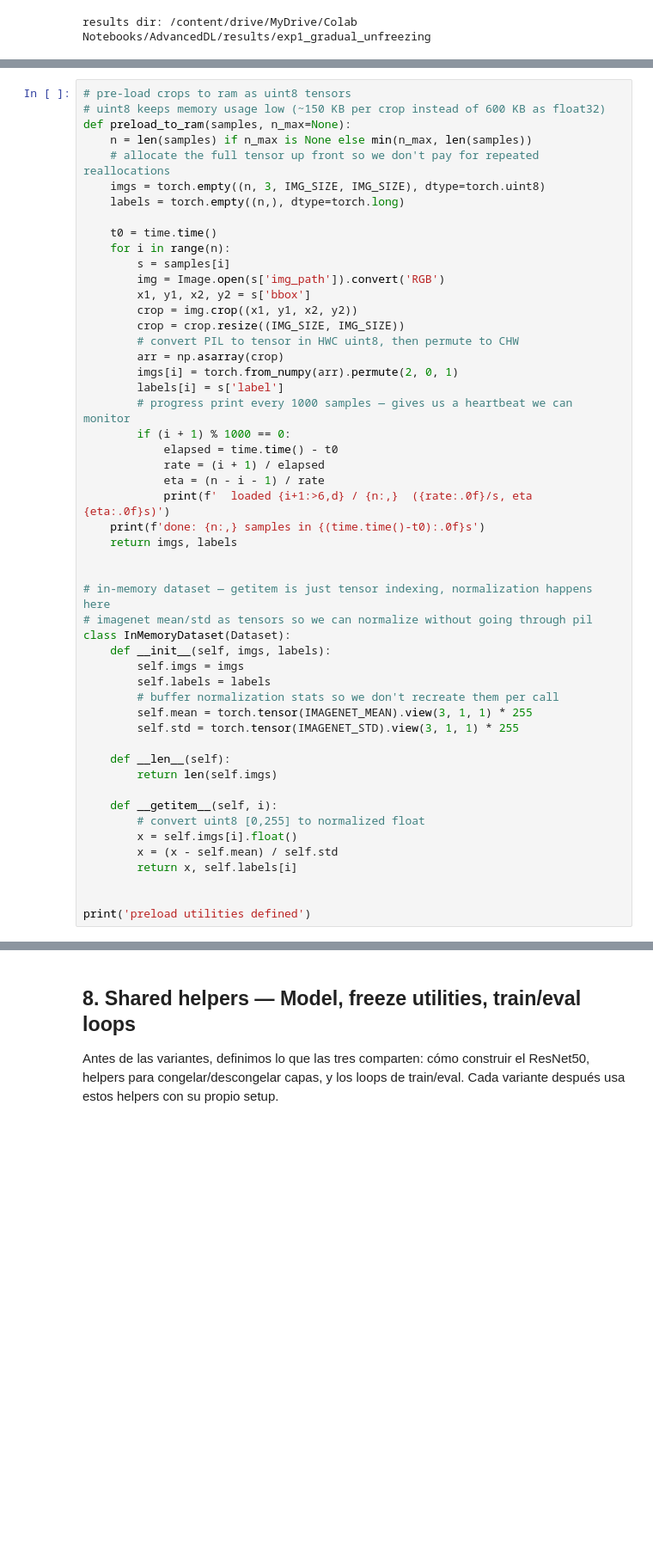
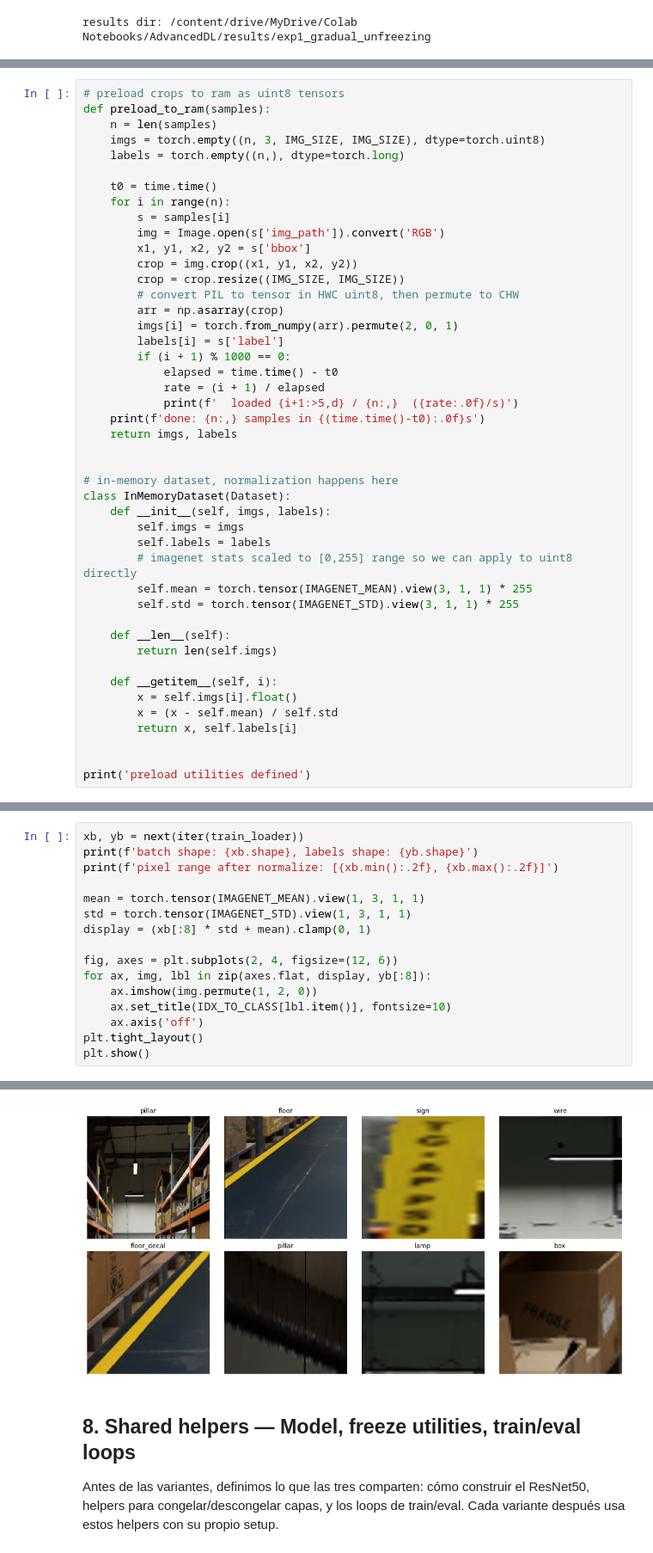
Before and after one commit to iav2002/Assignment_Advanced_Topics_In_DeepLearning, a Jupyter notebook: Part2_Experiments_1.ipynb, the cells around one changed output, grey strips where cells are left out. Shown at 86% size. Saved outputs shown, nothing was run; the diff lists cells and outputs as text; blank space fills up the shorter version.

```diff
--- a/Part2_Experiments_1.ipynb
+++ b/Part2_Experiments_1.ipynb
@@ -223,9 +180,7 @@ The `preload_to_ram` function takes a sample list and an optional `n_max` cap, u
 # %%
-# pre-load crops to ram as uint8 tensors
-# uint8 keeps memory usage low (~150 KB per crop instead of 600 KB as float32)
-def preload_to_ram(samples, n_max=None):
-    n = len(samples) if n_max is None else min(n_max, len(samples))
-    # allocate the full tensor up front so we don't pay for repeated reallocations
+# preload crops to ram as uint8 tensors
+def preload_to_ram(samples):
+    n = len(samples)
     imgs = torch.empty((n, 3, IMG_SIZE, IMG_SIZE), dtype=torch.uint8)
     labels = torch.empty((n,), dtype=torch.long)
 
@@ -240,23 +195,20 @@ def preload_to_ram(samples, n_max=None):
         arr = np.asarray(crop)
         imgs[i] = torch.from_numpy(arr).permute(2, 0, 1)
         labels[i] = s['label']
-        # progress print every 1000 samples — gives us a heartbeat we can monitor
         if (i + 1) % 1000 == 0:
             elapsed = time.time() - t0
             rate = (i + 1) / elapsed
-            eta = (n - i - 1) / rate
-            print(f'  loaded {i+1:>6,d} / {n:,}  ({rate:.0f}/s, eta {eta:.0f}s)')
+            print(f'  loaded {i+1:>5,d} / {n:,}  ({rate:.0f}/s)')
     print(f'done: {n:,} samples in {(time.time()-t0):.0f}s')
     return imgs, labels
 
 
-# in-memory dataset — getitem is just tensor indexing, normalization happens here
-# imagenet mean/std as tensors so we can normalize without going through pil
+# in-memory dataset, normalization happens here
 class InMemoryDataset(Dataset):
     def __init__(self, imgs, labels):
         self.imgs = imgs
         self.labels = labels
-        # buffer normalization stats so we don't recreate them per call
+        # imagenet stats scaled to [0,255] range so we can apply to uint8 directly
         self.mean = torch.tensor(IMAGENET_MEAN).view(3, 1, 1) * 255
         self.std = torch.tensor(IMAGENET_STD).view(3, 1, 1) * 255
 
@@ -264,7 +216,6 @@ class InMemoryDataset(Dataset):
         return len(self.imgs)
 
     def __getitem__(self, i):
-        # convert uint8 [0,255] to normalized float
         x = self.imgs[i].float()
         x = (x - self.mean) / self.std
         return x, self.labels[i]
@@ -273,0 +287,17 @@ print('preload utilities defined')
+# %%
+xb, yb = next(iter(train_loader))
+print(f'batch shape: {xb.shape}, labels shape: {yb.shape}')
+print(f'pixel range after normalize: [{xb.min():.2f}, {xb.max():.2f}]')
+
+mean = torch.tensor(IMAGENET_MEAN).view(1, 3, 1, 1)
+std = torch.tensor(IMAGENET_STD).view(1, 3, 1, 1)
+display = (xb[:8] * std + mean).clamp(0, 1)
+
+fig, axes = plt.subplots(2, 4, figsize=(12, 6))
+for ax, img, lbl in zip(axes.flat, display, yb[:8]):
+    ax.imshow(img.permute(1, 2, 0))
+    ax.set_title(IDX_TO_CLASS[lbl.item()], fontsize=10)
+    ax.axis('off')
+plt.tight_layout()
+plt.show()
+# %% [output]
@@ -274,3 +306,4 @@ print('preload utilities defined')
+[figure, added]
 # %% [markdown]
 ## 8. Shared helpers — Model, freeze utilities, train/eval loops
 
```
Also changed, not shown: parts of 37 cells of this notebook.
